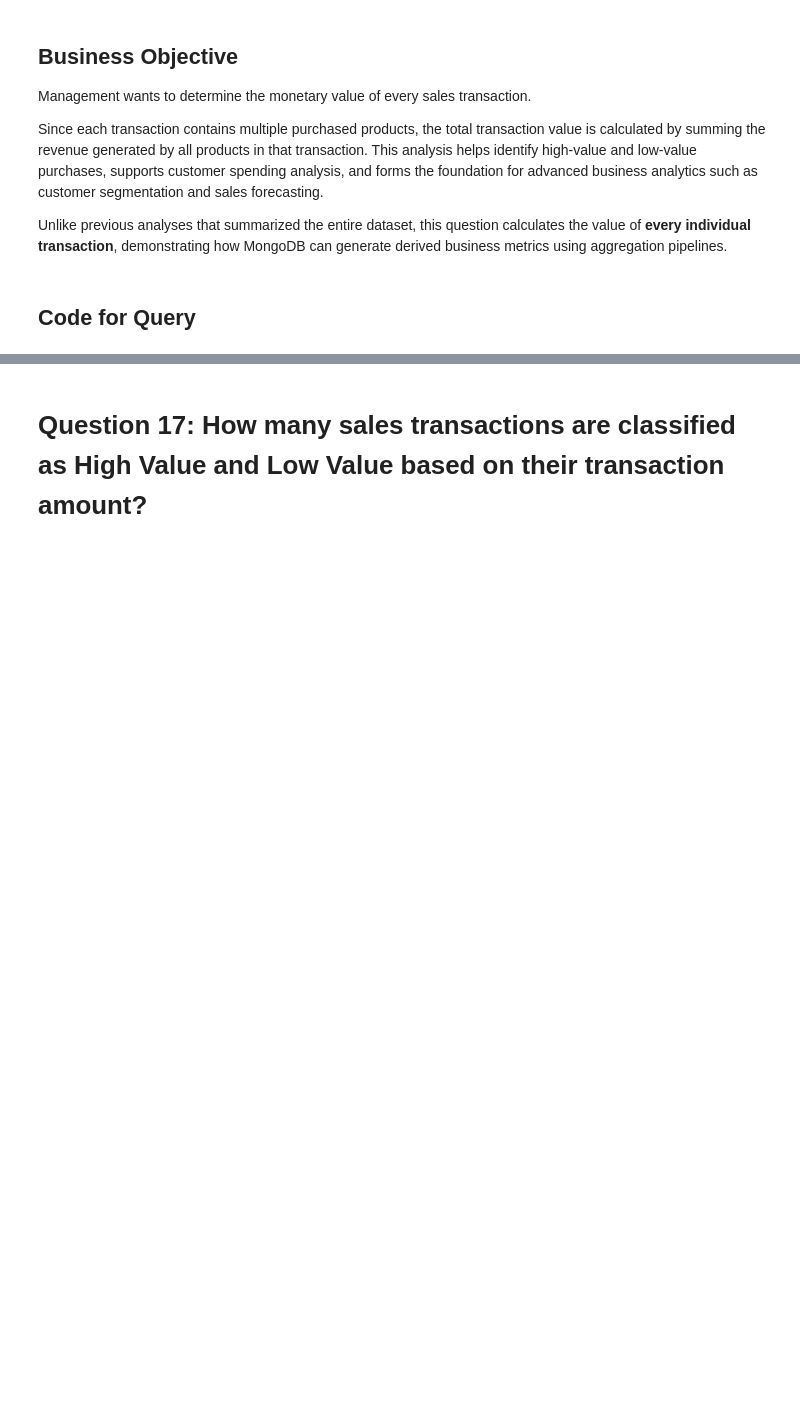
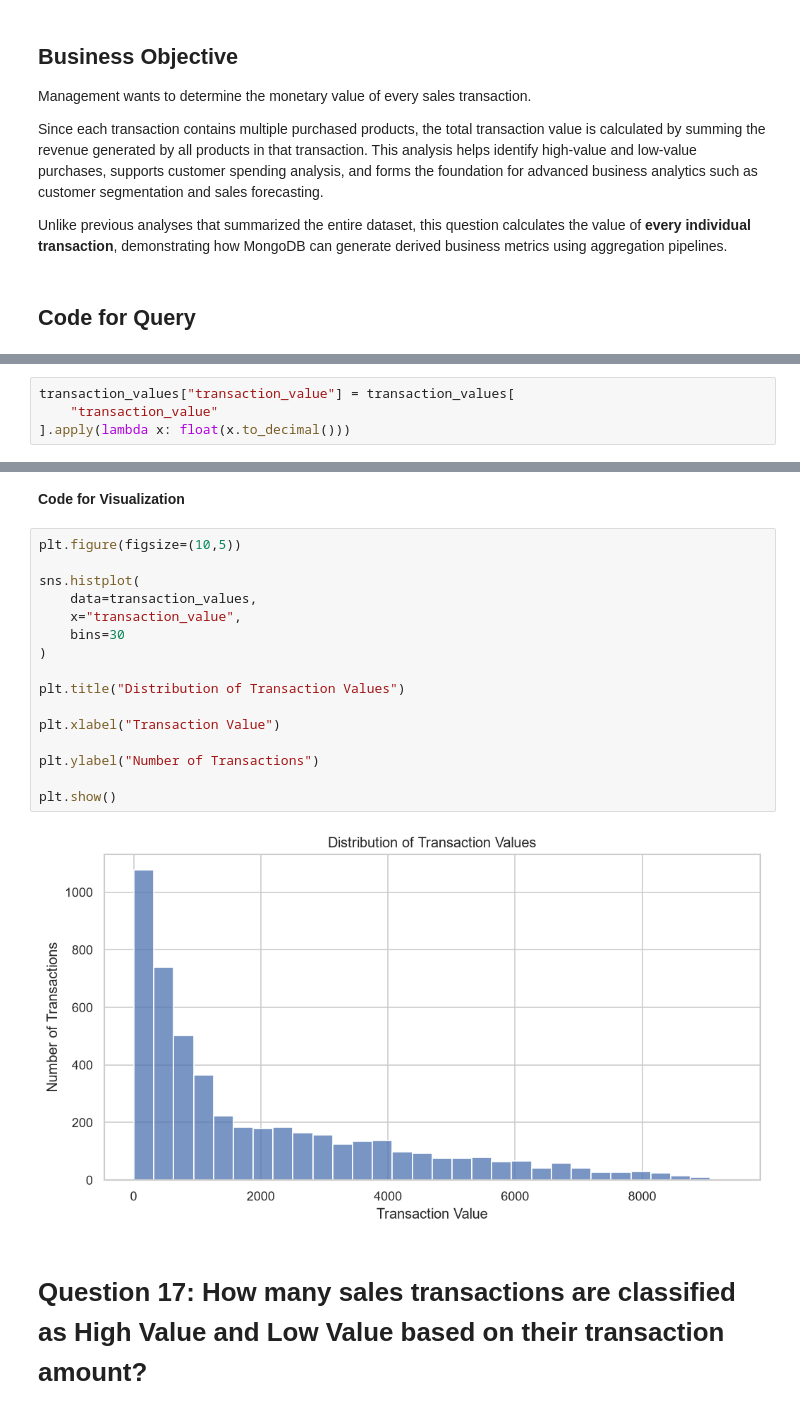
Before and after one commit to thanuja-reddi/MongoDB_EDA_Case_Study, a Jupyter notebook: notebooks/homework_casestudy_questions.ipynb, the cells around one changed output, grey strips where cells are left out. Cells and saved outputs as stored; diff of their text form; blank space fills up the shorter version.

Commit message:
Completed Q16: Individual transaction value calculation

```diff
--- a/notebooks/homework_casestudy_questions.ipynb
+++ b/notebooks/homework_casestudy_questions.ipynb
@@ -1277,0 +1322,4 @@ Unlike previous analyses that summarized the entire dataset, this question calcu
+# %%
+transaction_values["transaction_value"] = transaction_values[
+    "transaction_value"
+].apply(lambda x: float(x.to_decimal()))
@@ -1278,3 +1335,23 @@ Unlike previous analyses that summarized the entire dataset, this question calcu
+# %% [markdown]
+**Code for Visualization**
+# %%
+plt.figure(figsize=(10,5))
+
+sns.histplot(
+    data=transaction_values,
+    x="transaction_value",
+    bins=30
+)
+
+plt.title("Distribution of Transaction Values")
+
+plt.xlabel("Transaction Value")
+
+plt.ylabel("Number of Transactions")
+
+plt.show()
+# %% [output]
+[figure, added]
 # %% [markdown]
 # Question 17: How many sales transactions are classified as High Value and Low Value based on their transaction amount?
 # %% [markdown]
```
Also changed, not shown: parts of 2 cells of this notebook.
